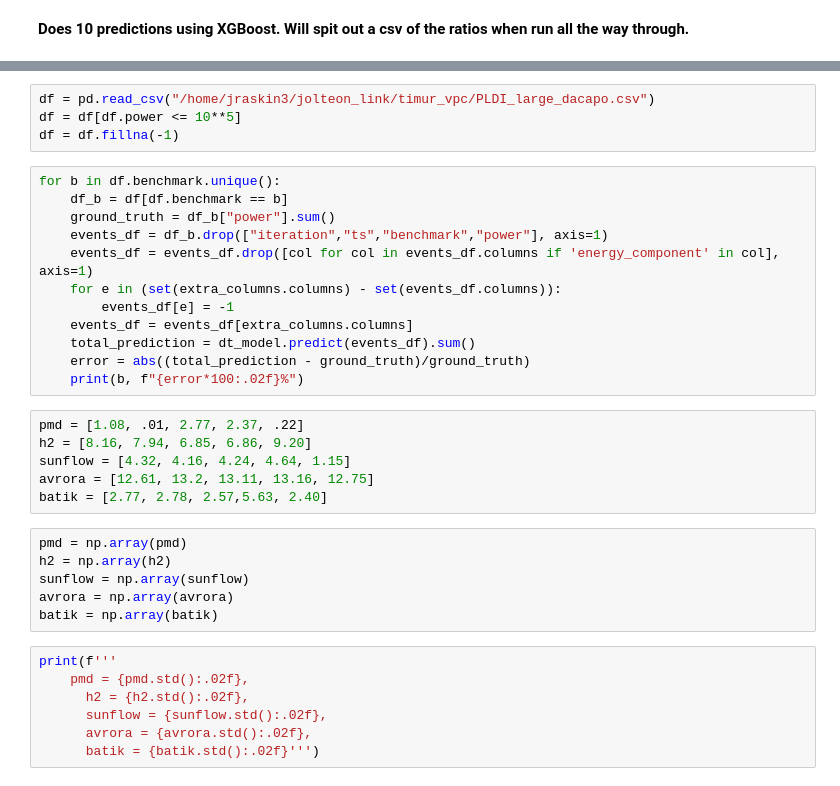
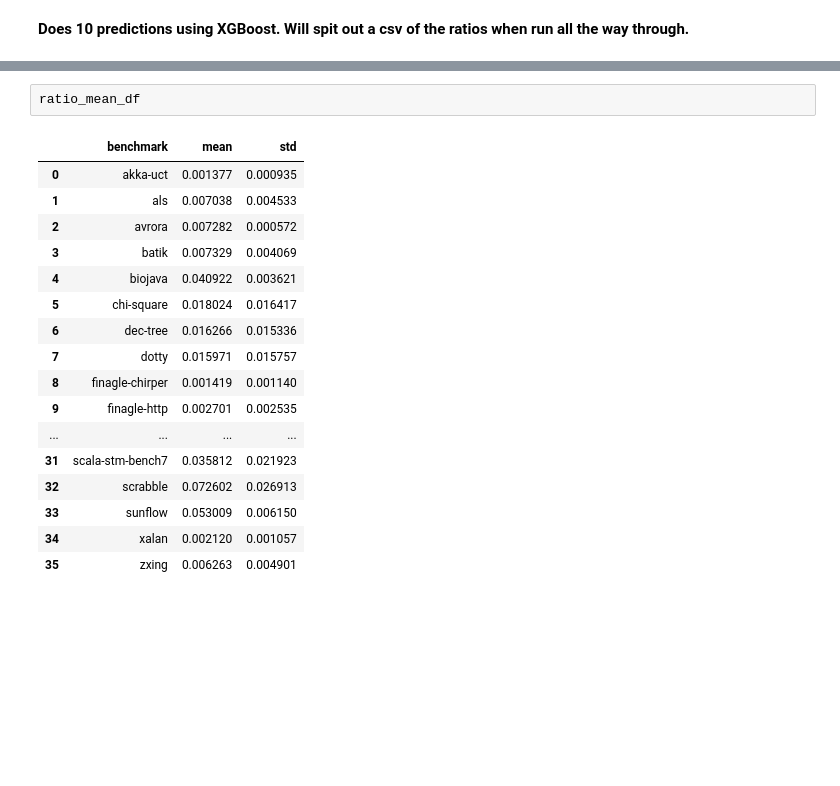
Before and after one commit to vesta-power-model/vesta, a Jupyter notebook: notebooks/vesta-prediction.ipynb, the cells around one changed output, grey strips where cells are left out. Cells and saved outputs as stored; diff of their text form; blank space fills up the shorter version.

```diff
--- a/notebooks/vesta-prediction.ipynb
+++ b/notebooks/vesta-prediction.ipynb
@@ -334,35 +97,20 @@ extra_columns = extra_columns.drop([col for col in extra_columns.columns if 'ene
-# %%
-df = pd.read_csv("/home/jraskin3/jolteon_link/timur_vpc/PLDI_large_dacapo.csv")
-df = df[df.power <= 10**5]
-df = df.fillna(-1)
-# %%
-for b in df.benchmark.unique():
-    df_b = df[df.benchmark == b]
-    ground_truth = df_b["power"].sum()
-    events_df = df_b.drop(["iteration","ts","benchmark","power"], axis=1)
-    events_df = events_df.drop([col for col in events_df.columns if 'energy_component' in col], axis=1)
-    for e in (set(extra_columns.columns) - set(events_df.columns)):
-        events_df[e] = -1
-    events_df = events_df[extra_columns.columns]
-    total_prediction = dt_model.predict(events_df).sum()
-    error = abs((total_prediction - ground_truth)/ground_truth)
-    print(b, f"{error*100:.02f}%")
-# %%
-pmd = [1.08, .01, 2.77, 2.37, .22]
-h2 = [8.16, 7.94, 6.85, 6.86, 9.20]
-sunflow = [4.32, 4.16, 4.24, 4.64, 1.15]
-avrora = [12.61, 13.2, 13.11, 13.16, 12.75]
-batik = [2.77, 2.78, 2.57,5.63, 2.40]
-# %%
-pmd = np.array(pmd)
-h2 = np.array(h2)
-sunflow = np.array(sunflow)
-avrora = np.array(avrora)
-batik = np.array(batik)
-# %%
-print(f'''
-    pmd = {pmd.std():.02f},
-      h2 = {h2.std():.02f},
-      sunflow = {sunflow.std():.02f},
-      avrora = {avrora.std():.02f},
-      batik = {batik.std():.02f}''')
+# %%
+ratio_mean_df
+# %% [output]
+|  | benchmark | mean | std |
+| 0 | akka-uct | 0.001377 | 0.000935 |
+| 1 | als | 0.007038 | 0.004533 |
+| 2 | avrora | 0.007282 | 0.000572 |
+| 3 | batik | 0.007329 | 0.004069 |
+| 4 | biojava | 0.040922 | 0.003621 |
+| 5 | chi-square | 0.018024 | 0.016417 |
+| 6 | dec-tree | 0.016266 | 0.015336 |
+| 7 | dotty | 0.015971 | 0.015757 |
+| 8 | finagle-chirper | 0.001419 | 0.001140 |
+| 9 | finagle-http | 0.002701 | 0.002535 |
+| ... | ... | ... | ... |
+| 31 | scala-stm-bench7 | 0.035812 | 0.021923 |
+| 32 | scrabble | 0.072602 | 0.026913 |
+| 33 | sunflow | 0.053009 | 0.006150 |
+| 34 | xalan | 0.002120 | 0.001057 |
+| 35 | zxing | 0.006263 | 0.004901 |
```
Also changed, not shown: parts of 21 cells of this notebook, 36 other files.
